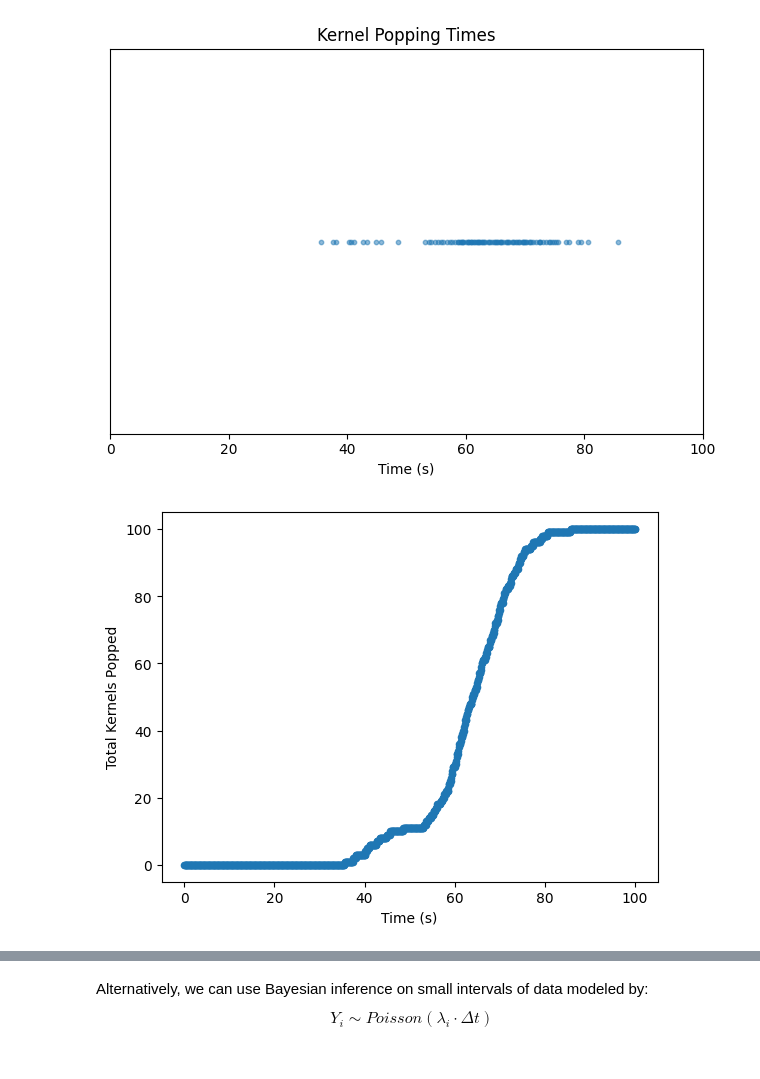
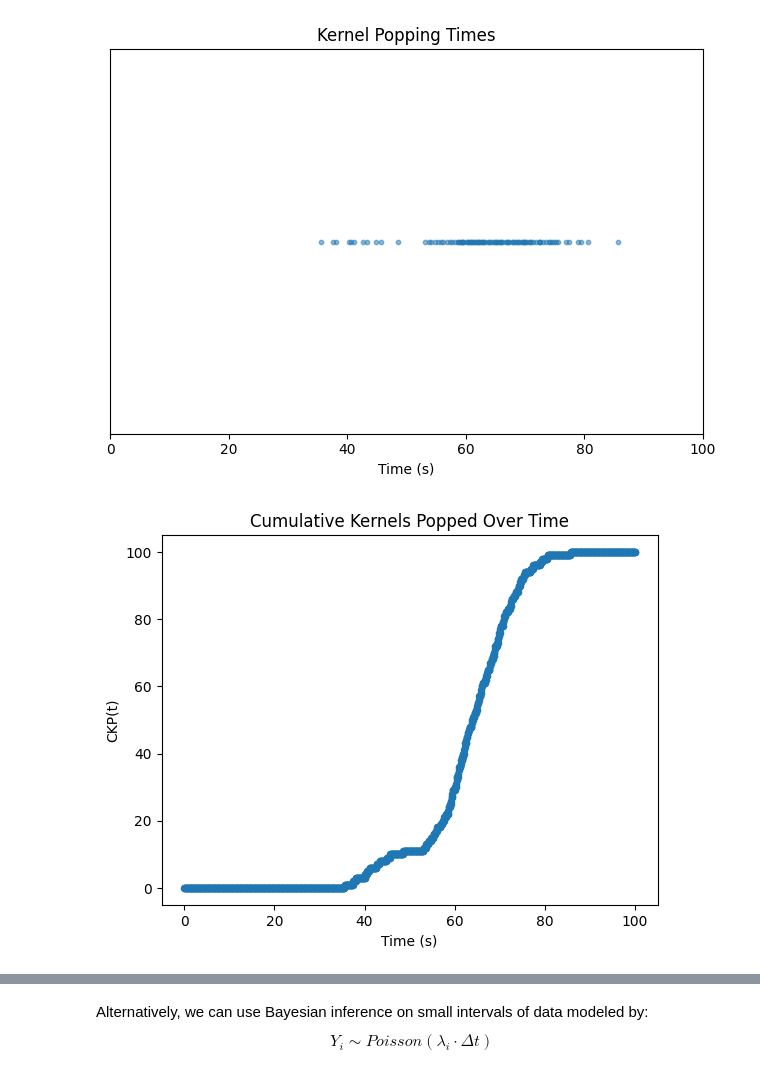
Before and after one commit to siddhantamberkar/popcorn, a Jupyter notebook: poisson-pops.ipynb, the cells around one changed output, grey strips where cells are left out. Saved outputs shown, nothing was run; the diff lists cells and outputs as text; code cells hidden in the pictures.

```diff
--- a/poisson-pops.ipynb
+++ b/poisson-pops.ipynb
@@ -46,9 +49,10 @@ for t in time:
 # %%
 ## Discrete Cumulutive Disitrubtion Function (CDF) of Popped Kernels
 plt.scatter(time,pops, s = 20)
 plt.xlabel("Time (s)")
-plt.ylabel("Total Kernels Popped")
+plt.ylabel("CKP(t)")
+plt.title("Cumulative Kernels Popped Over Time")
 plt.show()
 # %% [output]
-[figure, old version]
+[figure, new version]
 # %% [markdown]
```
Also changed, not shown: parts of 15 cells of this notebook, 1 other file.
